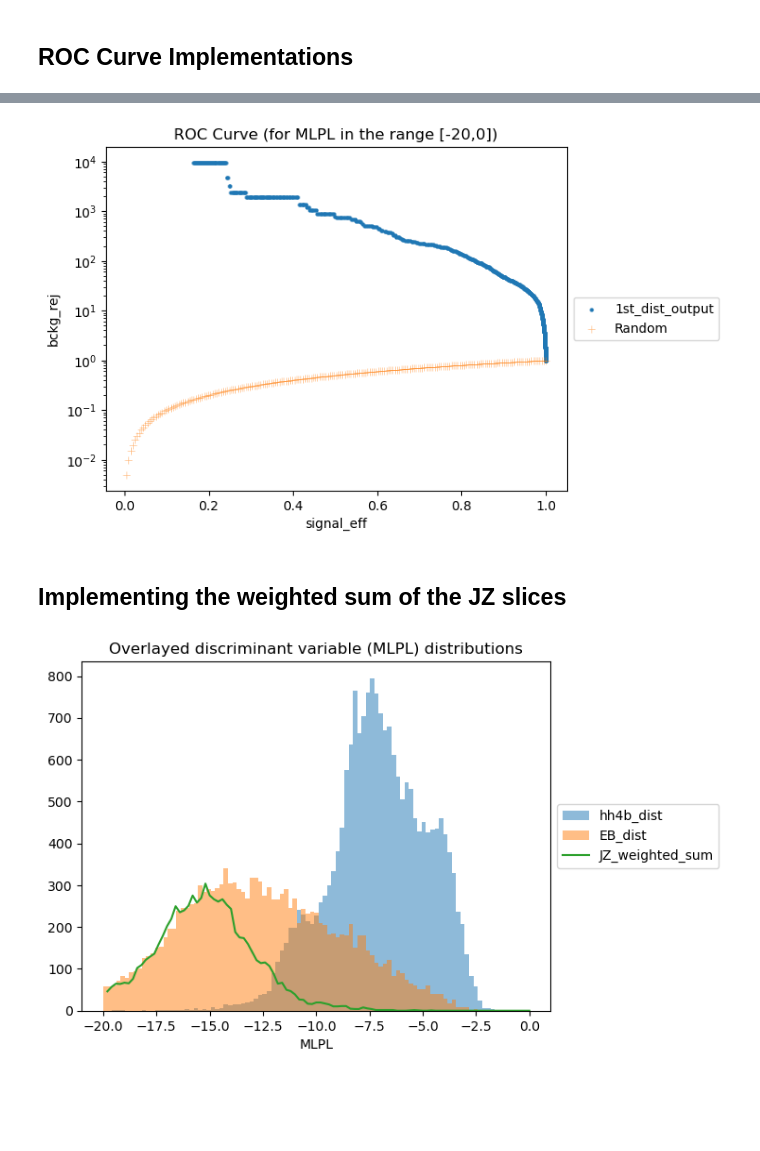
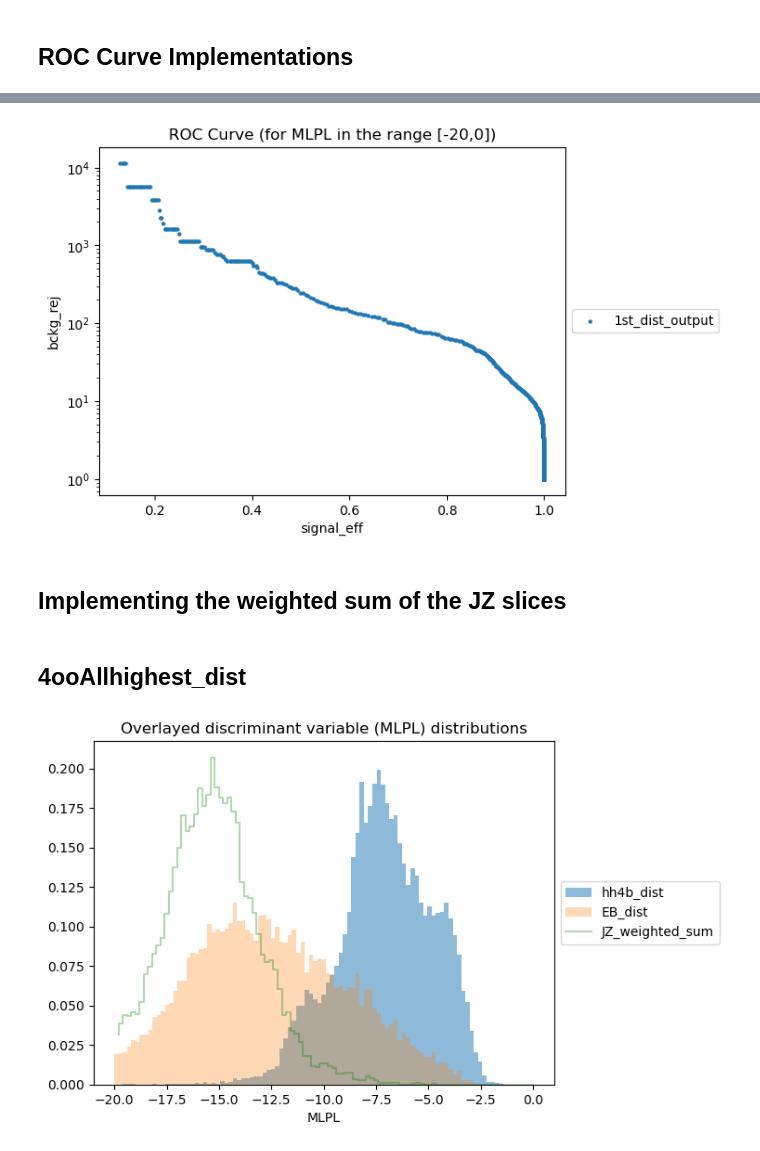
Before and after one commit to abdelllrazekkk/DIPZ_Workflow, a Jupyter notebook: Cut_Optimizations.ipynb, the cells around one changed output, grey strips where cells are left out. Drawn from its saved outputs; the diff is of its cells as text; code cells hidden in the pictures; blank space fills up the shorter version.

```diff
--- a/Cut_Optimizations.ipynb
+++ b/Cut_Optimizations.ipynb
@@ -13,10 +13,10 @@ import itertools as it
 import time
 import joblib
 # %%
-folder_name = '1st_dist_outputs'
+#folder_name = '1st_dist_outputs'
 #folder_name = '2ooAllhighest_dist'
 #folder_name = '3oo5highest_dist'
-#folder_name = '3ooAllhighest_dist'
+folder_name = '3ooAllhighest_dist'
 #folder_name = '4ooAllhighest_dist'
 # %%
 EB_dist = joblib.load('./' + folder_name + '/EB_dist.sav')
@@ -202,7 +202,7 @@ eff = sigeff[valid]
 
 
 plt.scatter(eff,rej, alpha = 1, linewidths=0.1, marker = '.', label = '1st_dist_output')
-plt.scatter(random_y,random_x, alpha = 0.5, linewidths=0.5, marker = '+', label = 'Random')
+#plt.scatter(random_y,random_x, alpha = 0.5, linewidths=0.5, marker = '+', label = 'Random')
 plt.yscale('log')
 plt.legend(loc='center left', bbox_to_anchor=(1, 0.5))
 plt.title("ROC Curve (for MLPL in the range [-20,0])")
@@ -212,6 +212,8 @@ plt.xlabel("signal_eff")
 plt.ylabel("bckg_rej")
 plt.show()
 # %% [output]
-[figure, old version]
+[figure, new version]
 # %% [markdown]
 ## Implementing the weighted sum of the JZ slices
+# %% [markdown]
+## 4ooAllhighest_dist
@@ -221,12 +233,33 @@ bin_no = 100
 minimum = -20
 maximum = 0
 
-weights_jz0 = np.full_like(jz0_dist,0.7651165653000001)
-weights_jz1 = np.full_like(jz1_dist,0.0032993956809600007)
-weights_jz2 = np.full_like(jz2_dist,2.6009622717000003e-05)
-weights_jz3 = np.full_like(jz3_dist,3.3590422200000005e-07)
-weights_jz4 = np.full_like(jz4_dist,3.8673973868e-09)
-weights_jz5 = np.full_like(jz5_dist,7.7799492096e-11)
+# Corrects for the difference in the starting number of events in the samples
+norm_jz0 = 50000 / len(jz0_multiplicities)
+norm_jz1 = 50000 / len(jz1_multiplicities)
+norm_jz2 = 50000 / len(jz2_multiplicities)
+norm_jz3 = 50000 / len(jz3_multiplicities)
+norm_jz4 = 50000 / len(jz4_multiplicities)
+norm_jz5 = 50000 / len(jz5_multiplicities)
+
+
+# Corrects for the effect of the preselection we make before getting the MLPL distributions
+jz0_eff_pres = len(jz0_dist) / len(jz0_multiplicities)
+jz1_eff_pres = len(jz1_dist) / len(jz1_multiplicities)
+jz2_eff_pres = len(jz2_dist) / len(jz2_multiplicities)
+jz3_eff_pres = len(jz3_dist) / len(jz3_multiplicities)
+jz4_eff_pres = len(jz4_dist) / len(jz4_multiplicities)
+jz5_eff_pres = len(jz5_dist) / len(jz5_multiplicities)
+
+
+weights_jz0 = np.full_like(jz0_dist,norm_jz0 * jz0_eff_pres * 0.7651165653000001).tolist()
+weights_jz1 = np.full_like(jz1_dist,norm_jz1 * jz1_eff_pres * 0.0032993956809600007).tolist()
+weights_jz2 = np.full_like(jz2_dist,norm_jz2 * jz2_eff_pres * 2.6009622717000003e-05).tolist()
+weights_jz3 = np.full_like(jz3_dist,norm_jz3 * jz3_eff_pres * 3.3590422200000005e-07).tolist()
+weights_jz4 = np.full_like(jz4_dist,norm_jz4 * jz4_eff_pres * 3.8673973868e-09).tolist()
+weights_jz5 = np.full_like(jz5_dist,norm_jz5 * jz5_eff_pres * 7.7799492096e-11).tolist()
+
+stacked_jz_slices = jz0_dist + jz1_dist + jz2_dist + jz3_dist + jz4_dist + jz5_dist
+stacked_jz_weights = weights_jz0 + weights_jz1 + weights_jz2 + weights_jz3 + weights_jz4 + weights_jz5
 
 weighted_jz0_hist, jz0_bin_edges = np.histogram(jz0_dist, weights=weights_jz0, bins = bin_no, range = (minimum, maximum))
 weighted_jz1_hist, jz1_bin_edges = np.histogram(jz1_dist, weights=weights_jz1, bins = bin_no, range = (minimum, maximum))
@@ -236,16 +269,17 @@ weighted_jz4_hist, jz4_bin_edges = np.histogram(jz4_dist, weights=weights_jz4, b
 weighted_jz5_hist, jz5_bin_edges = np.histogram(jz5_dist, weights=weights_jz5, bins = bin_no, range = (minimum, maximum))
 
 jz_weighted_sum_hist = weighted_jz0_hist + weighted_jz1_hist + weighted_jz2_hist + weighted_jz3_hist + weighted_jz4_hist + weighted_jz5_hist
+stacked_jz_weighted_sum_hist, stacked_jz_weighted_sum_edges = np.histogram(stacked_jz_slices, weights=stacked_jz_weights, bins = bin_no, range = (minimum, maximum), density = True)
 # %%
 """MLPL Overlayed Histograms"""
 bins = np.linspace(-20, 0, 100)
 
-plt.hist(hh4b_dist, bins, alpha=0.5, label='hh4b_dist', histtype='stepfilled')
-plt.hist(EB_dist, bins, alpha=0.5, label='EB_dist', histtype='stepfilled')
-plt.plot(jz0_bin_edges[1:],jz_weighted_sum_hist, alpha=1, label='JZ_weighted_sum')
+plt.hist(hh4b_dist, bins, alpha=0.5, label='hh4b_dist', histtype='stepfilled', density=True)
+plt.hist(EB_dist, bins, alpha=0.3, label='EB_dist', histtype='stepfilled', density=True)
+plt.step(stacked_jz_weighted_sum_edges[1:],stacked_jz_weighted_sum_hist, alpha=0.3, label='JZ_weighted_sum', color="green")
 plt.legend(loc='center left', bbox_to_anchor=(1, 0.5))
 plt.title("Overlayed discriminant variable (MLPL) distributions")
 plt.xlabel("MLPL")
 plt.show()
 # %% [output]
-[figure, old version]
+[figure, new version]
```
Also changed, not shown: parts of 34 cells of this notebook, 9 other files.
